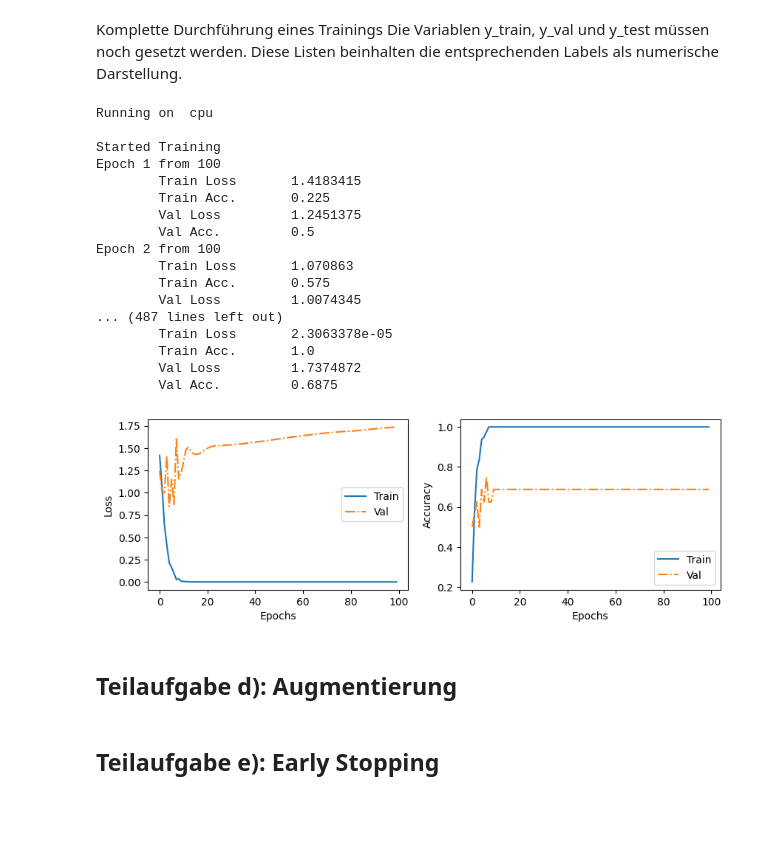
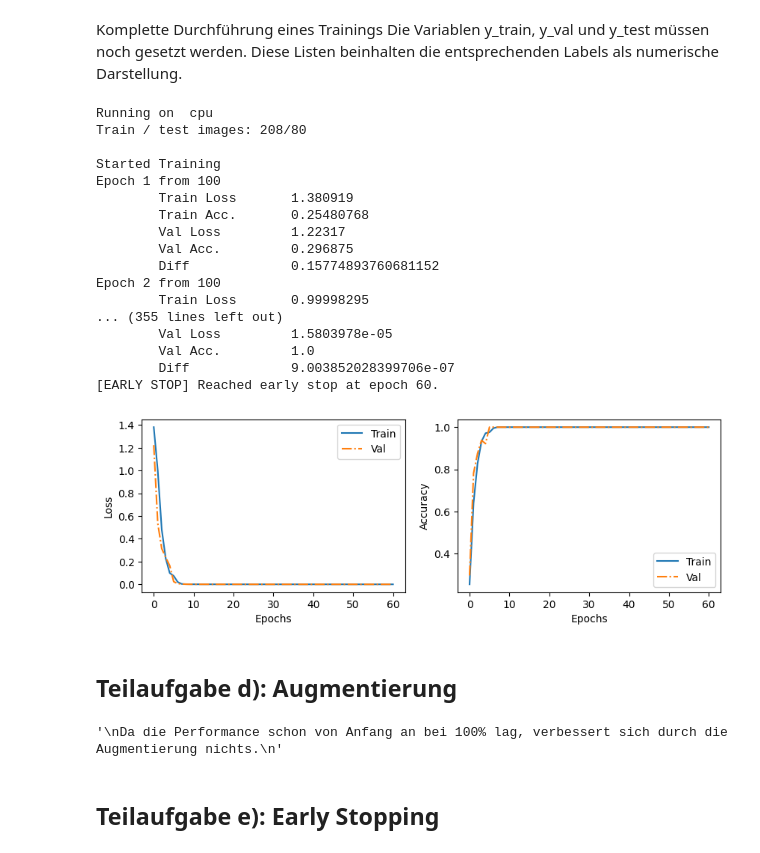
Before and after one commit to derteufelqwe/ki-lecture-programming-exercise, a Jupyter notebook: aufgabe3.ipynb, the cells around one changed output. Cells and saved outputs as stored; diff of their text form; code cells hidden in the pictures; blank space fills up the shorter version.

```diff
--- a/aufgabe3.ipynb
+++ b/aufgabe3.ipynb
@@ -3,8 +3,6 @@
 # %% [markdown]
 Den Code immer nachvollziehbar kommentieren! Bitte beachtet, dass das Notebook von Anfang bis Ende ohne Fehler durchlaufen muss und dass die requirements.txt Datei aktualisiert wird.
 # %%
-import os
-
 import torch
 import torch.nn as nn
 import torch.nn.functional as F
@@ -16,5 +14,7 @@ from torch.utils.data import Dataset
 
 import numpy as np
 import matplotlib.pyplot as plt
+
+EARLY_STOP = False
 # %% [markdown]
 ## Teilaufgabe a): Trainings-, Test-und Validierungsdatenset
@@ -173,6 +208,9 @@ Die Variablen y_train, y_val und y_test müssen noch gesetzt werden. Diese Liste
 max_epoch = 100
 batch_size = 16
 lr = 0.001
+early_stop_cnt = 0
+early_stop_min_delta = 0.000001
+early_stop_tolerance = 5
 
 # Transformations for dataloader
 t_train = T.Compose([T.ToPILImage(),
@@ -188,6 +226,7 @@ t_test = T.Compose([T.ToPILImage(),
 # Where to do calculations
 device = torch.device("cuda:0" if torch.cuda.is_available() else "cpu")
 print("Running on ", device)
+print(f'Train / test images: {len(training_path_list)}/{len(test_path_list)}')
 
 # Training Data, NOTE: y_train labels need to be set
 dataset_train = ROBDataset(training_path_list, y_train, transform=t_train)
@@ -234,45 +273,55 @@ for epoch in range(0,max_epoch):  # loop over the dataset multiple times
         net.eval()
         val_loss_iter, val_acc_iter = run_iteration(dataloader_val,do_backprob=False)
 
         # Logging loss and accuarcy of validation iteration
         val_loss_epoch.append(val_loss_iter)
         val_acc_epoch.append(val_acc_iter)
         print("\tVal Loss\t",val_loss_iter)
         print("\tVal Acc.\t",val_acc_iter)
 
+    if EARLY_STOP:
+        loss_diff = abs(val_loss_iter - train_loss_iter)
+        print(f'\tDiff\t\t {loss_diff}')
+        if loss_diff < early_stop_min_delta:
+            early_stop_cnt += 1
+            if early_stop_cnt >= early_stop_tolerance:
+                print(f"[EARLY STOP] Reached early stop at epoch {epoch}.")
+                break
+
+
 # Plotting results
 fig, ax = plt.subplots(nrows=1,ncols=2,figsize=(10,3))
 ax[0].plot(train_loss_epoch,label="Train")
 ax[0].plot(val_loss_epoch,label="Val",linestyle="-.")
 ax[0].set_ylabel('Loss')
 ax[0].set_xlabel('Epochs')
 ax[0].legend()
 
 ax[1].plot(train_acc_epoch,label="Train")
 ax[1].plot(val_acc_epoch,label="Val",linestyle="-.")
 ax[1].set_ylabel('Accuracy')
 ax[1].set_xlabel('Epochs')
 ax[1].legend()
 plt.savefig("loss_augmentation.png",format="png",bbox_inches="tight")
 plt.show()
 # %% [output]
 Running on  cpu
+Train / test images: 208/80
 
 Started Training
 Epoch 1 from 100
-        Train Loss       1.4183415
-        Train Acc.       0.225
-        Val Loss         1.2451375
-        Val Acc.         0.5
+        Train Loss       1.380919
+        Train Acc.       0.25480768
+        Val Loss         1.22317
+        Val Acc.         0.296875
+        Diff             0.15774893760681152
 Epoch 2 from 100
-        Train Loss       1.070863
-        Train Acc.       0.575
-        Val Loss         1.0074345
-... (487 lines left out)
-        Train Loss       2.3063378e-05
-        Train Acc.       1.0
-        Val Loss         1.7374872
-        Val Acc.         0.6875
+        Train Loss       0.99998295
+... (355 lines left out)
+        Val Loss         1.5803978e-05
+        Val Acc.         1.0
+        Diff             9.003852028399706e-07
+[EARLY STOP] Reached early stop at epoch 60.
-[figure, old version]
+[figure, new version]
 # %% [markdown]
 ## Teilaufgabe d): Augmentierung
@@ -279,2 +355,12 @@ Epoch 2 from 100
+# %%
+# Modify training / test / validation data
+training_path_list, y_train, test_path_list, y_test, validation_path_list, y_val = create_full_data_split(base_only=False)
+
+"""
+Da die Performance schon von Anfang an bei 100% lag, verbessert sich durch die Augmentierung nichts.
+Es scheint sogar so, als würde sich das Model auf Dauer verschlechtern, da es zu overfiten scheint
+"""
+# %% [output]
+'\nDa die Performance schon von Anfang an bei 100% lag, verbessert sich durch die Augmentierung nichts.\n'
 # %% [markdown]
 ## Teilaufgabe e): Early Stopping
```
Also changed, not shown: parts of 4 cells of this notebook, 3 other files.
